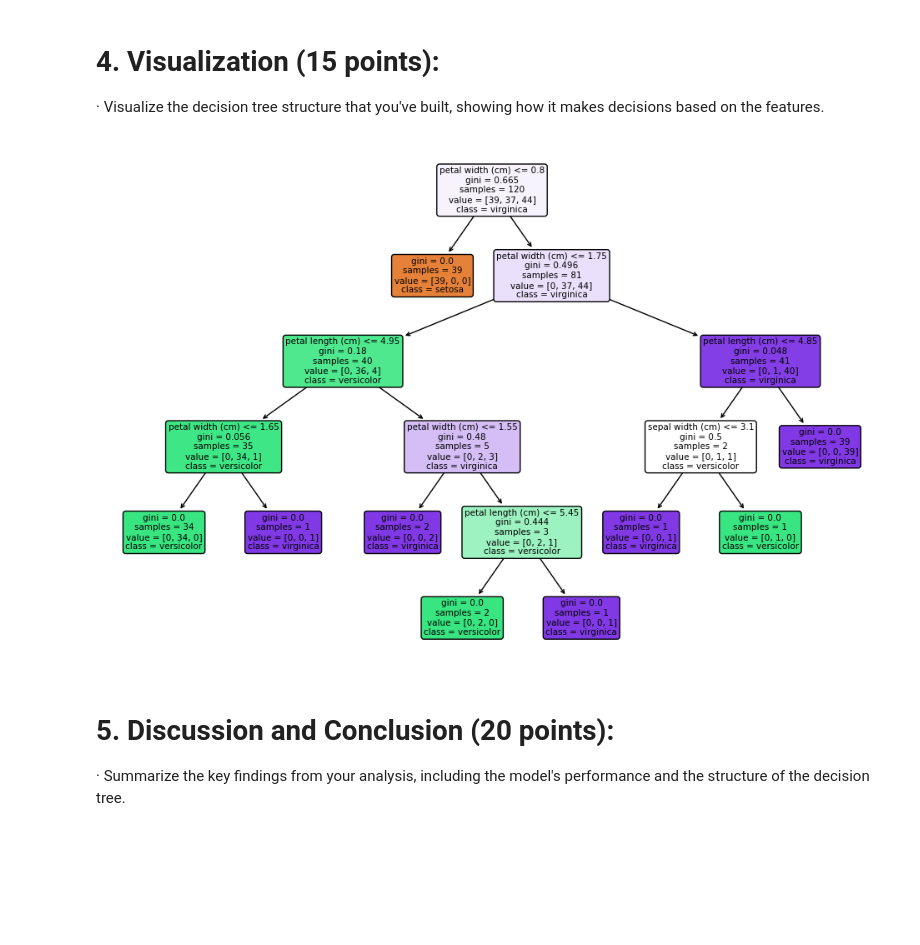
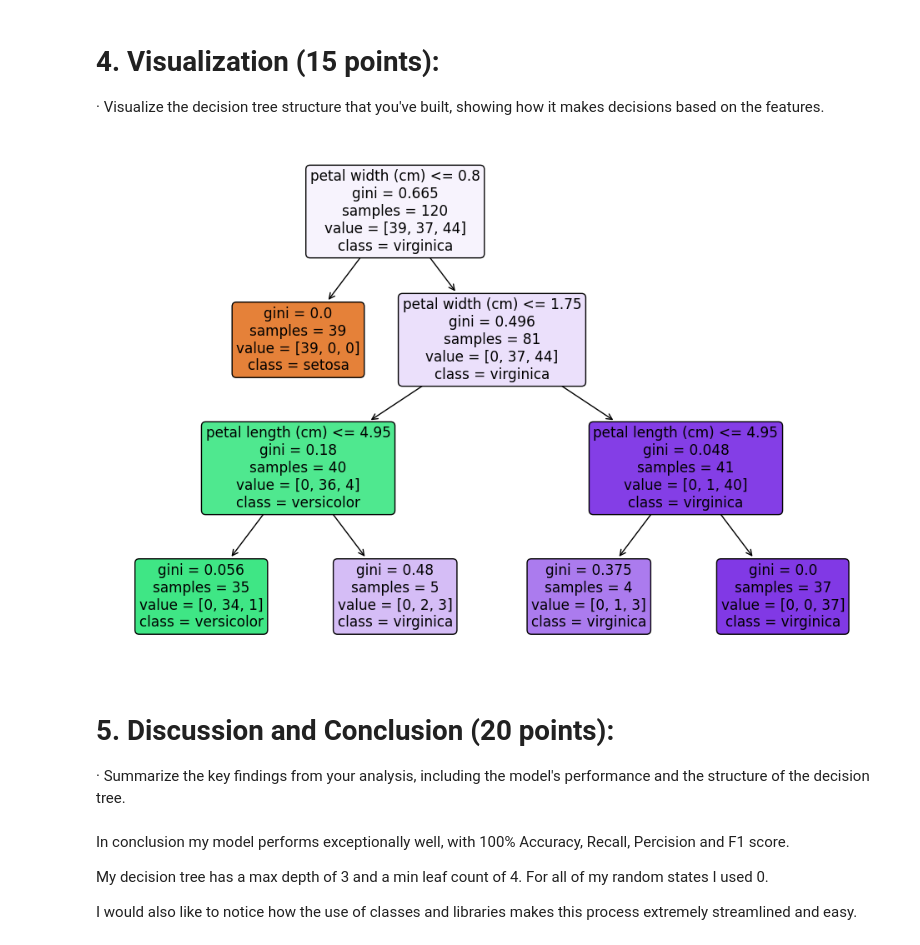
Before and after one commit to AlexAmI123/4th-year, a Jupyter notebook: CS401/Assignment2/Assignment2.ipynb, the cells around one changed output. Saved outputs shown, nothing was run; the diff lists cells and outputs as text; code cells hidden in the pictures; blank space fills up the shorter version.

```diff
--- a/CS401/Assignment2/Assignment2.ipynb
+++ b/CS401/Assignment2/Assignment2.ipynb
@@ -145,0 +93,15 @@ max_features Tuned Accuracy: 0.97
+# %%
+#Train the decision tree on the training data
+#Hyperparameter Tuning
+tree_classifier_tuned = DecisionTreeClassifier(max_depth=3, min_samples_leaf=4, random_state=0)
+tree_classifier_tuned.fit(X_train, Y_train)
+y_pred_tuned = tree_classifier_tuned.predict(X_test)
+accuracy_tuned = accuracy_score(Y_test, y_pred_tuned)
+print(f'Tuned Accuracy: {accuracy_tuned:.2f}')
+
+#Predict on the test data
+Y_pred = tree_classifier_tuned.predict(X_test)
+
+#Calculate the accuracy of the model
+accuracy = accuracy_score(Y_test, Y_pred)
+print(f'Default Accuracy: {accuracy:.2f}')
@@ -199,17 +164,23 @@ weighted avg       1.00      1.00      1.00        30
 # %%
 #Visualize the decision tree
 
 #Converting to list so that plot_tree accepts the set
 class_names = data.target_names.tolist()
 
 #Creating the chart
 plt.figure(figsize=(12, 8))
-plot_tree(tree_classifier, feature_names=data.feature_names, class_names=class_names, filled=True, rounded=True)
+plot_tree(tree_classifier_tuned, feature_names=data.feature_names, class_names=class_names, filled=True, rounded=True)
 plt.show()
 # %% [output]
-[figure, old version]
+[figure, new version]
 # %% [markdown]
 
 # 5.     Discussion and Conclusion (20 points):
 
 ·       Summarize the key findings from your analysis, including the model's performance and the structure of the decision tree.
+# %% [markdown]
+In conclusion my model performs exceptionally well, with 100% Accuracy, Recall, Percision and F1 score.
+
+My decision tree has a max depth of 3 and a min leaf count of 4. For all of my random states I used 0.
+
+I would also like to notice how the use of classes and libraries makes this process extremely streamlined and easy.
```
Also changed, not shown: parts of 3 cells of this notebook, 1 other file.
